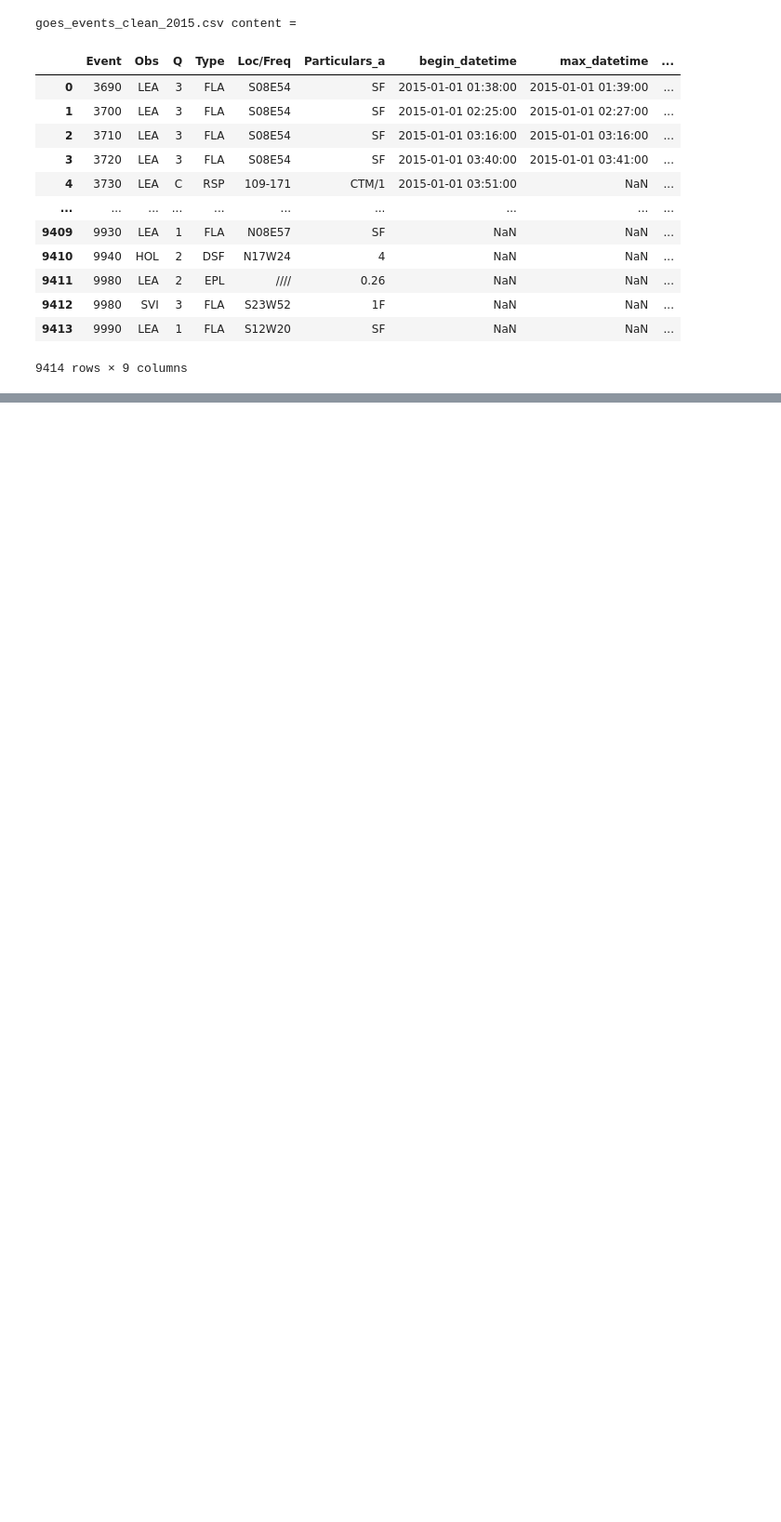
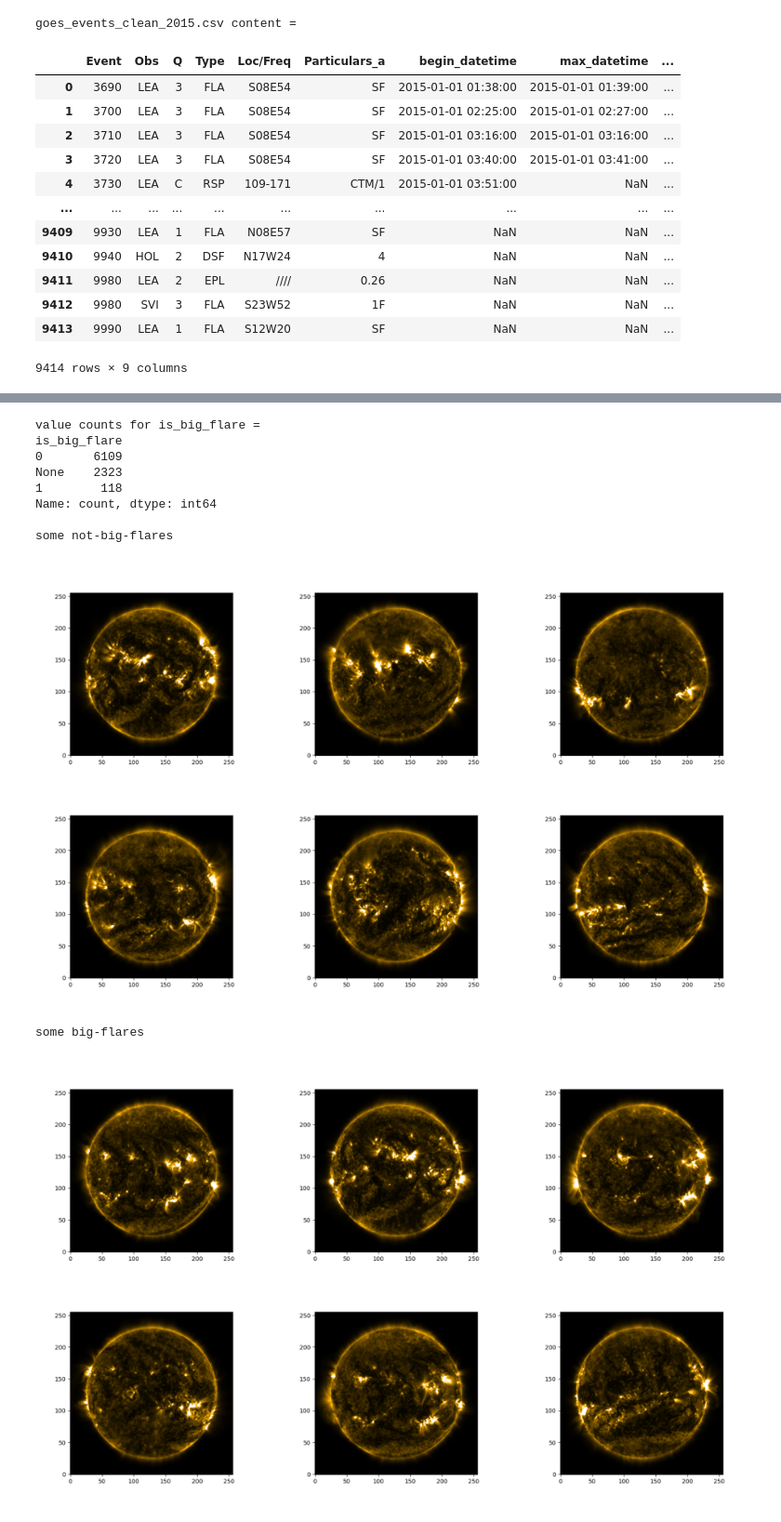
Before and after one commit to aishstronomer/flare-finder, a Jupyter notebook: main.ipynb, the cells around one changed output, grey strips where cells are left out. Shown at 93% size. Drawn from its saved outputs; the diff is of its cells as text; code cells hidden in the pictures; blank space fills up the shorter version.

```diff
--- a/main.ipynb
+++ b/main.ipynb
@@ -132,0 +117,40 @@ single image_path = /content/drive/MyDrive/ML_project/code_repo/flare-finder/../
+# %%
+# generate target labels for the solar images and save to csv
+
+# get big flare labels
+goes_file_path = f"{path_to_coderepo}/goes_events_clean_2015.csv"
+solar_images_folder = f"{path_to_coderepo}/../../data/sdo_images"
+big_flare_labels_df = SDOImageFlareTagging.get_big_flare_labels(
+    solar_images_folder, goes_file_path
+)
+big_flare_labels_df.to_csv(f"{solar_images_folder}/big_flare_labels.csv", index=False)
+print(f"value counts for is_big_flare = ")
+print(big_flare_labels_df["is_big_flare"].value_counts(dropna=False))
+
+# plot some not-big-flares
+print("\nsome not-big-flares")
+plot_df = big_flare_labels_df[big_flare_labels_df["is_big_flare"] == 0].sample(
+    6, random_state=0
+)
+fig, axs = plt.subplots(2, 3, figsize=(10, 6))
+SDOImageFlareTagging.plot_solar_images(solar_images_folder, plot_df, axs)
+
+# plot some big-flares
+print("some big-flares")
+plot_df = big_flare_labels_df[big_flare_labels_df["is_big_flare"] == 1].sample(
+    6, random_state=0
+)
+fig, axs = plt.subplots(2, 3, figsize=(10, 6))
+SDOImageFlareTagging.plot_solar_images(solar_images_folder, plot_df, axs)
+# %% [output]
+value counts for is_big_flare =
+is_big_flare
+0       6109
+None    2323
+1        118
+Name: count, dtype: int64
+
+some not-big-flares
+[figure, added]
+some big-flares
+[figure, added]
```
Also changed, not shown: parts of 3 cells of this notebook, 2 other files.
